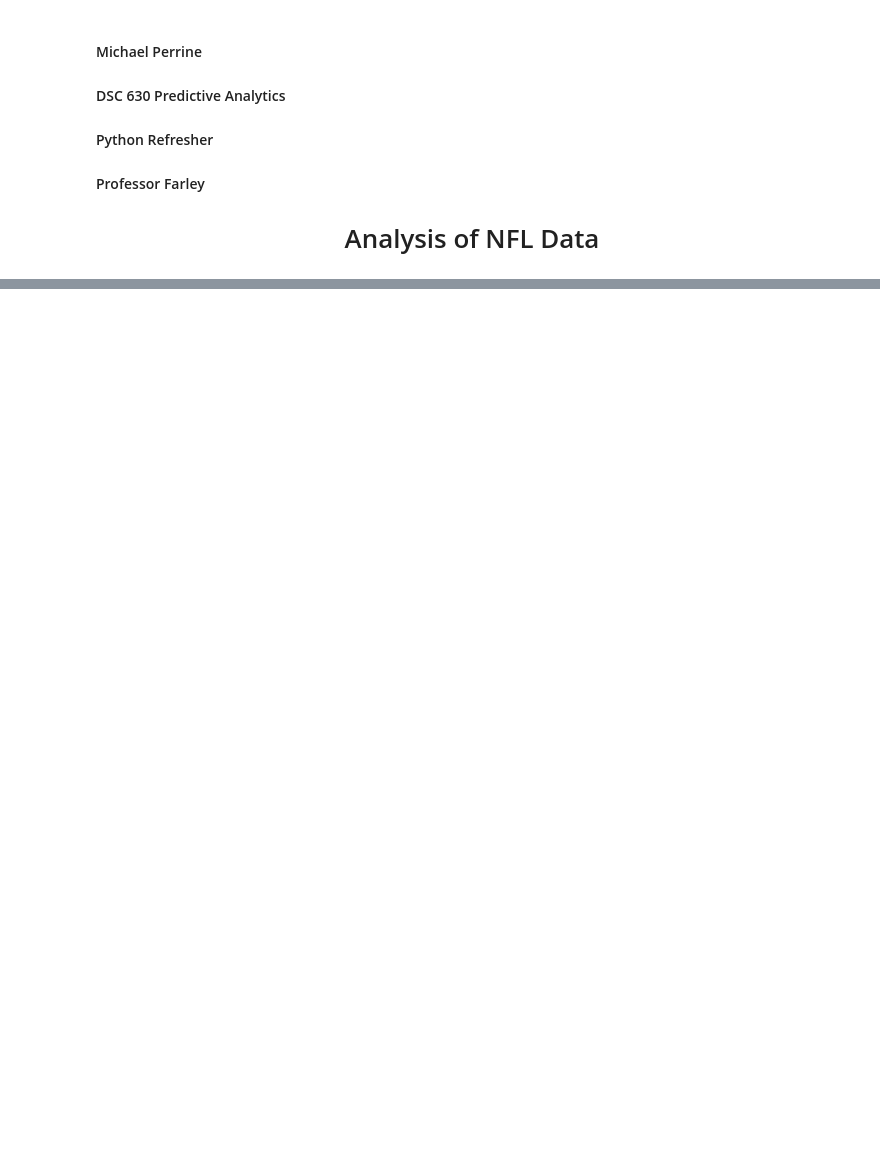
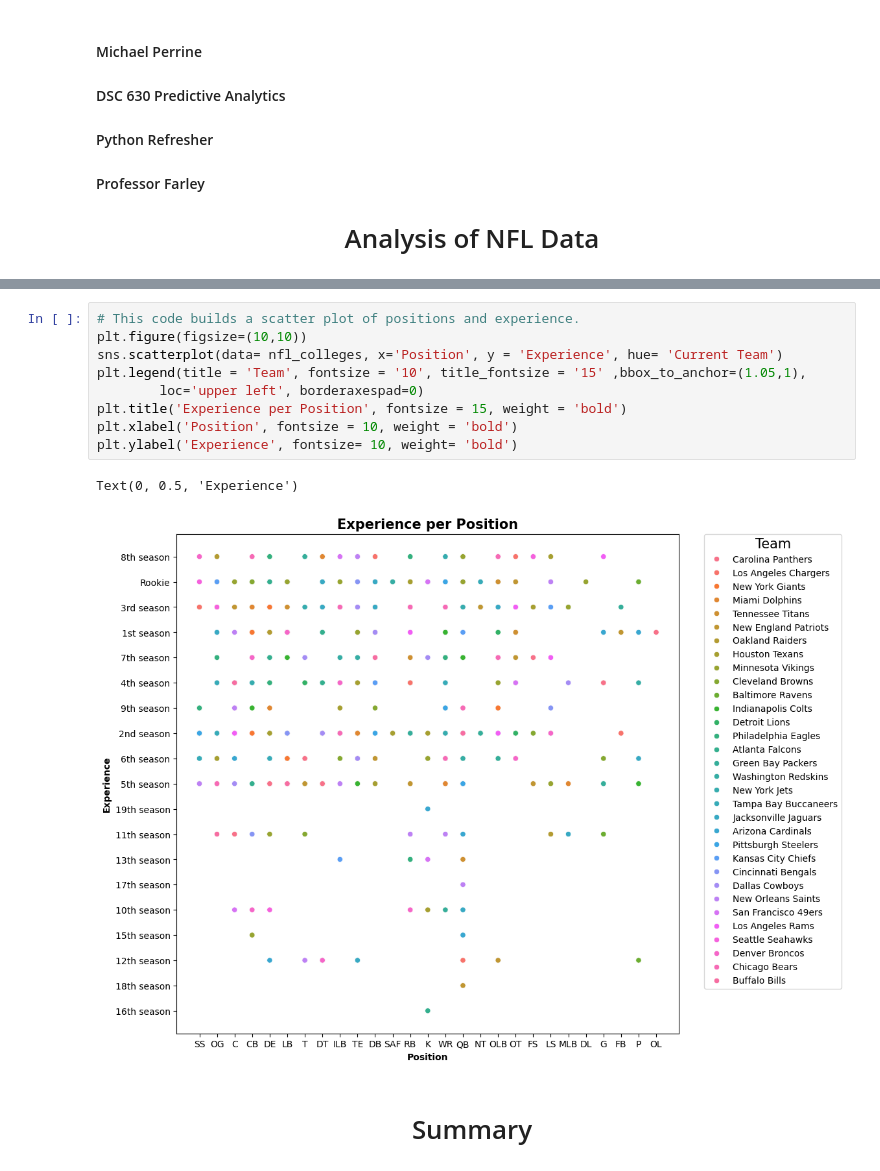
Before and after one commit to MWPerrineJr/Predictive-Analytics, a Jupyter notebook: nfl data.ipynb, the cells around one changed output, grey strips where cells are left out. Saved outputs shown, nothing was run; the diff lists cells and outputs as text; blank space fills up the shorter version.

```diff
--- a/nfl data.ipynb
+++ b/nfl data.ipynb
@@ -130,0 +168,14 @@ memory usage: 224.8+ KB
+# %%
+# This code builds a scatter plot of positions and experience.
+plt.figure(figsize=(10,10))
+sns.scatterplot(data= nfl_colleges, x='Position', y = 'Experience', hue= 'Current Team')
+plt.legend(title = 'Team', fontsize = '10', title_fontsize = '15' ,bbox_to_anchor=(1.05,1),
+        loc='upper left', borderaxespad=0)
+plt.title('Experience per Position', fontsize = 15, weight = 'bold')
+plt.xlabel('Position', fontsize = 10, weight = 'bold')
+plt.ylabel('Experience', fontsize= 10, weight= 'bold')
+# %% [output]
+Text(0, 0.5, 'Experience')
+[figure, added]
+# %% [markdown]
+<h1><center>Summary</center></h1>
```
Also changed, not shown: parts of 20 cells of this notebook.
